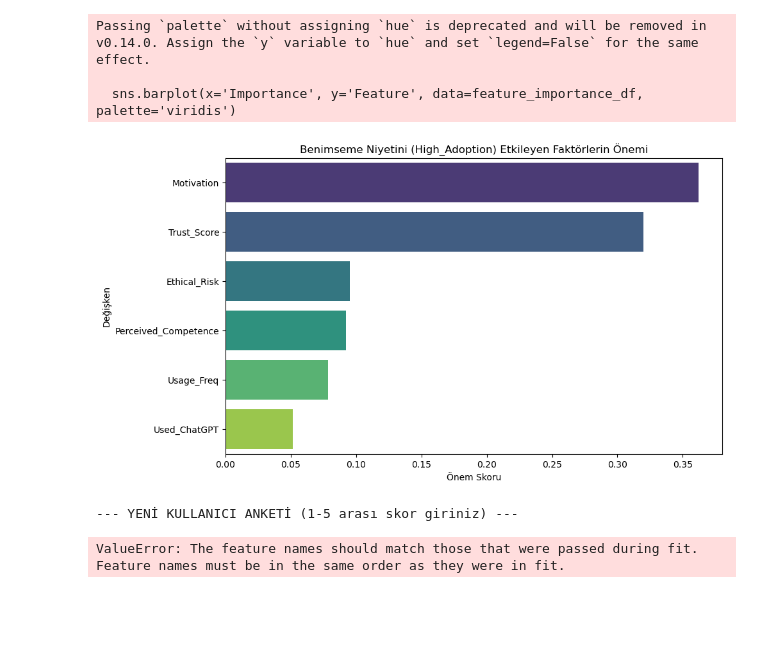
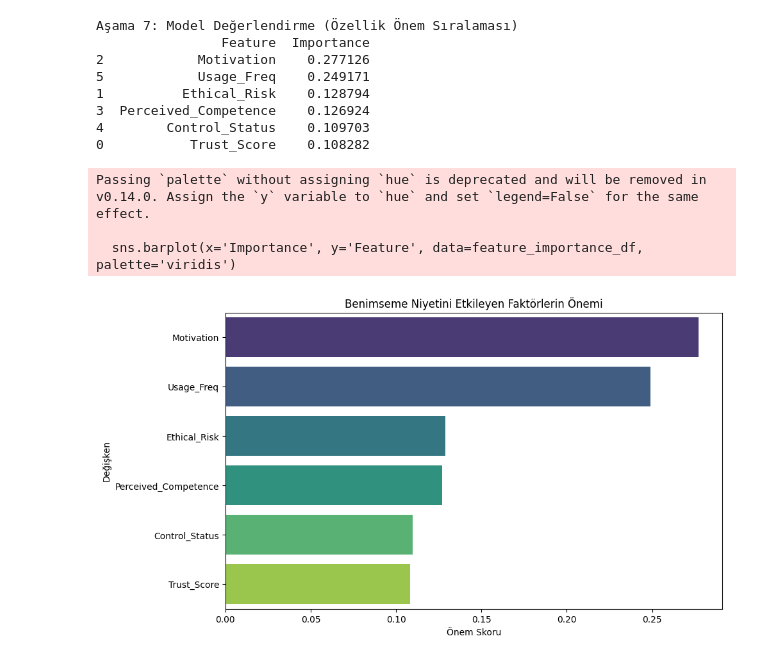
Before and after one commit to eliffvural/AI-Trust-and-Adoption-Score-Analysis, a Jupyter notebook: 01_Main_Analysis.ipynb, the cells around one changed output. Cells and saved outputs as stored; diff of their text form; code cells hidden in the pictures; blank space fills up the shorter version.

```diff
--- a/01_Main_Analysis.ipynb
+++ b/01_Main_Analysis.ipynb
@@ -281,0 +96,10 @@ print(feature_importance_df)
+# %%
+# --- VERİ BÜTÜNLEŞTİRME ve BÖLÜMLEME ---
+from sklearn.model_selection import train_test_split
+
+print("\nAşama 4: Veri Bütünleştirme ve Bölümleme")
+
+# Modelin eğitilmesi için veriyi Eğitim (%70) ve Test (%30) olarak bölme
+X_train, X_test, y_train, y_test = train_test_split(X, y, test_size=0.30, random_state=42, stratify=y)
+
+print(f"Eğitim Seti Boyutu: {X_train.shape[0]}, Test Seti Boyutu: {X_test.shape[0]}")
@@ -281,0 +176,18 @@ print(feature_importance_df)
+# %%
+from sklearn.ensemble import RandomForestClassifier
+from sklearn.metrics import classification_report, accuracy_score
+
+# --- Random Forest Eğitimi ---
+# X_train_scaled, X_test_scaled, y_train, y_test daha önce oluşturulmuştu.
+
+rf_model = RandomForestClassifier(n_estimators=100, random_state=42)
+rf_model.fit(X_train_scaled, y_train)
+
+# Tahmin ve Performans Raporu
+y_pred = rf_model.predict(X_test_scaled)
+accuracy = accuracy_score(y_test, y_pred)
+
+print("\nAşama 6.2: Random Forest Sınıflandırma Tamamlandı.")
+print(f"Model Doğruluğu (Accuracy): {accuracy:.3f}")
+print("\nSınıflandırma Raporu:")
+print(classification_report(y_test, y_pred))
@@ -282,13 +207,32 @@ print(feature_importance_df)
 # %%
+# --- ÖZELLİK ÖNEM DERECESİ (FEATURE IMPORTANCE) ---
+
+importances = rf_model.feature_importances_
+feature_names = X.columns
+feature_importance_df = pd.DataFrame({'Feature': feature_names, 'Importance': importances})
+feature_importance_df = feature_importance_df.sort_values(by='Importance', ascending=False)
+
+print("\nAşama 7: Model Değerlendirme (Özellik Önem Sıralaması)")
+print(feature_importance_df)
+
+# Görselleştirme
+import seaborn as sns
 plt.figure(figsize=(10, 6))
 sns.barplot(x='Importance', y='Feature', data=feature_importance_df, palette='viridis')
-plt.title('Benimseme Niyetini (High_Adoption) Etkileyen Faktörlerin Önemi')
+plt.title('Benimseme Niyetini Etkileyen Faktörlerin Önemi')
 plt.xlabel('Önem Skoru')
 plt.ylabel('Değişken')
-plt.savefig("outputs/feature_importance.png")
 plt.show()
 # %% [output]
-Passing `palette` without assigning `hue` is deprecated and will be removed in v0.14.0. Assign the `y` variable to `hue` and set `legend=False` for the same effect.
-
-  sns.barplot(x='Importance', y='Feature', data=feature_importance_df, palette='viridis')
+Aşama 7: Model Değerlendirme (Özellik Önem Sıralaması)
+                Feature  Importance
+2            Motivation    0.277126
+5            Usage_Freq    0.249171
+1          Ethical_Risk    0.128794
+3  Perceived_Competence    0.126924
+4        Control_Status    0.109703
+0           Trust_Score    0.108282
+Passing `palette` without assigning `hue` is deprecated and will be removed in v0.14.0. Assign the `y` variable to `hue` and set `legend=False` for the same effect.
+
+  sns.barplot(x='Importance', y='Feature', data=feature_importance_df, palette='viridis')
-[figure, old version]
+[figure, new version]
@@ -357,18 +238,0 @@ def analyze_new_user(user_data_df):
-# %%
-# KESİN ÇALIŞTIRMA KOMUTU VE SÜTUN SIRALAMASI
-
-# 1. Eğitim sırasında kullanılan kesin sütun sırasını tanımlama:
-FEATURE_ORDER = ['Trust_Score', 'Ethical_Risk', 'Motivation', 'Perceived_Competence', 'Usage_Freq', 'Used_ChatGPT']
-
-# 2. Kullanıcıdan girdi alma
-user_data = get_user_input()
-
-# 3. HATA DÜZELTME: DataFrame'in sütunlarını, modelin beklediği sıraya zorlama
-# Bu, hatayı çözen ana adımdır.
-if user_data is not None:
-    user_data_fixed = user_data[FEATURE_ORDER]
-    analyze_new_user(user_data_fixed)
-# %% [output]
---- YENİ KULLANICI ANKETİ (1-5 arası skor giriniz) ---
-ValueError: The feature names should match those that were passed during fit.
-Feature names must be in the same order as they were in fit.
```
Also changed, not shown: parts of 20 cells of this notebook, 1 other file.
